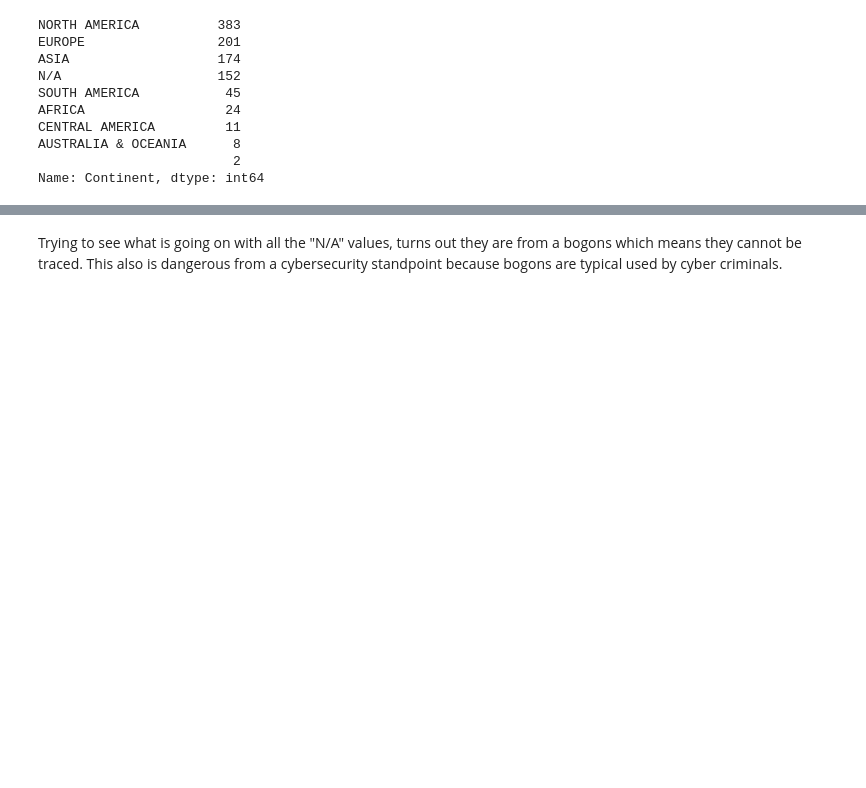
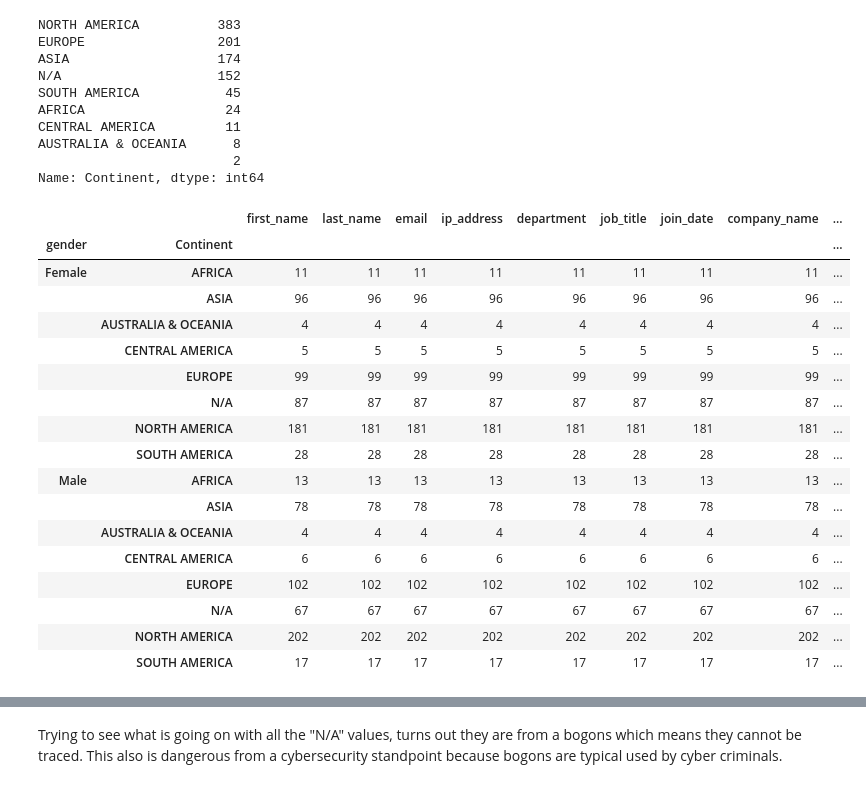
Before and after one commit to amyfbear/ADO, a Jupyter notebook: code/ADO.ipynb, the cells around one changed output, grey strips where cells are left out. Drawn from its saved outputs; the diff is of its cells as text; code cells hidden in the pictures; blank space fills up the shorter version.

```diff
--- a/code/ADO.ipynb
+++ b/code/ADO.ipynb
@@ -647,3 +648,24 @@ CENTRAL AMERICA         11
 AUSTRALIA & OCEANIA      8
                          2
 Name: Continent, dtype: int64
+# %%
+combine.groupby(['gender','Continent',]).count()
+# %% [output]
+|  |  | first_name | last_name | email | ip_address | department | job_title | join_date | company_name | ... |
+| gender | Continent |  |  |  |  |  |  |  |  | ... |
+| Female | AFRICA | 11 | 11 | 11 | 11 | 11 | 11 | 11 | 11 | ... |
+|  | ASIA | 96 | 96 | 96 | 96 | 96 | 96 | 96 | 96 | ... |
+|  | AUSTRALIA & OCEANIA | 4 | 4 | 4 | 4 | 4 | 4 | 4 | 4 | ... |
+|  | CENTRAL AMERICA | 5 | 5 | 5 | 5 | 5 | 5 | 5 | 5 | ... |
+|  | EUROPE | 99 | 99 | 99 | 99 | 99 | 99 | 99 | 99 | ... |
+|  | N/A | 87 | 87 | 87 | 87 | 87 | 87 | 87 | 87 | ... |
+|  | NORTH AMERICA | 181 | 181 | 181 | 181 | 181 | 181 | 181 | 181 | ... |
+|  | SOUTH AMERICA | 28 | 28 | 28 | 28 | 28 | 28 | 28 | 28 | ... |
+| Male | AFRICA | 13 | 13 | 13 | 13 | 13 | 13 | 13 | 13 | ... |
+|  | ASIA | 78 | 78 | 78 | 78 | 78 | 78 | 78 | 78 | ... |
+|  | AUSTRALIA & OCEANIA | 4 | 4 | 4 | 4 | 4 | 4 | 4 | 4 | ... |
+|  | CENTRAL AMERICA | 6 | 6 | 6 | 6 | 6 | 6 | 6 | 6 | ... |
+|  | EUROPE | 102 | 102 | 102 | 102 | 102 | 102 | 102 | 102 | ... |
+|  | N/A | 67 | 67 | 67 | 67 | 67 | 67 | 67 | 67 | ... |
+|  | NORTH AMERICA | 202 | 202 | 202 | 202 | 202 | 202 | 202 | 202 | ... |
+|  | SOUTH AMERICA | 17 | 17 | 17 | 17 | 17 | 17 | 17 | 17 | ... |
```
Also changed, not shown: parts of 22 cells of this notebook, 6 other files.
